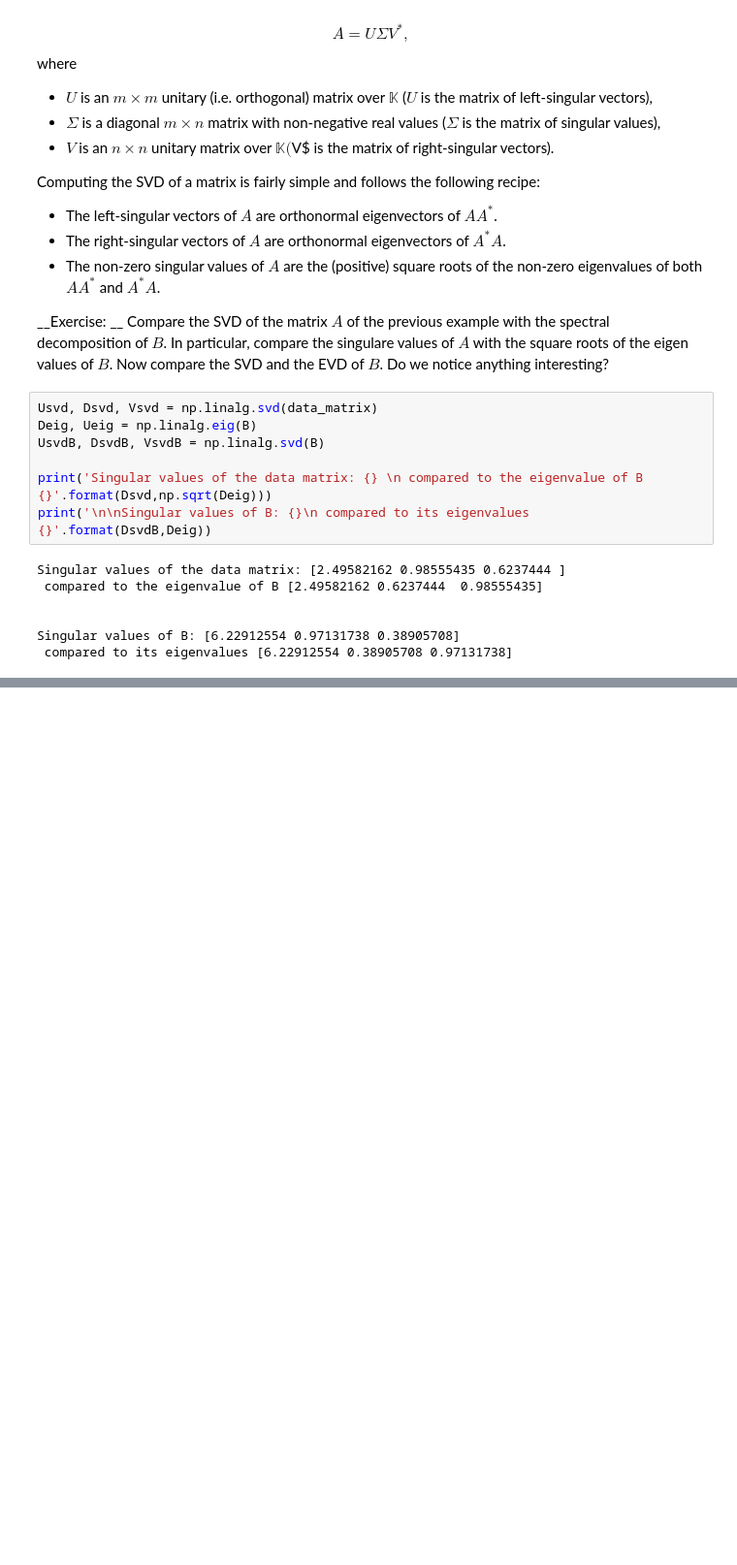
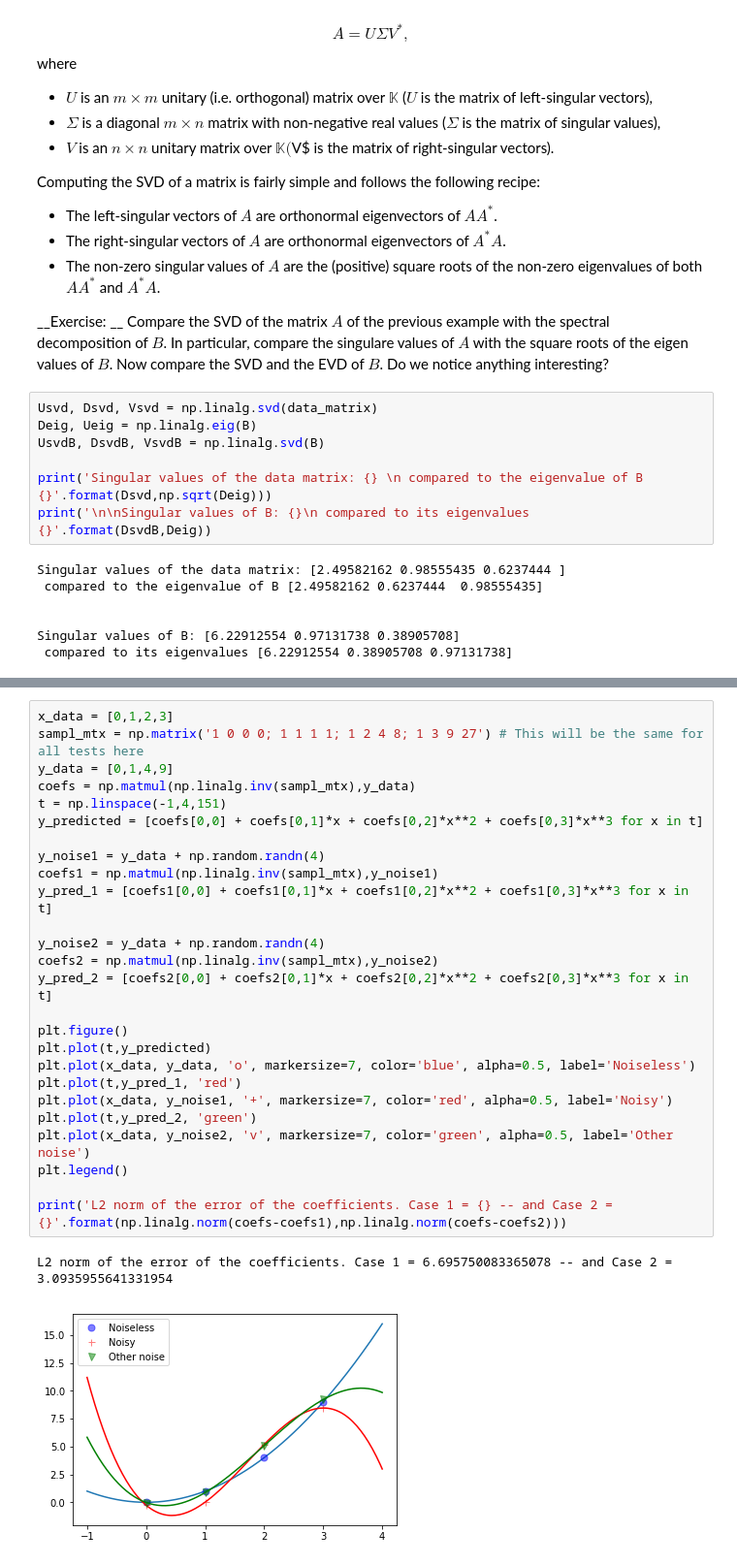
Before and after one commit to jlbouchot/JupyterExamples, a Jupyter notebook: MathsForDataScience.ipynb, the cells around one changed output, grey strips where cells are left out. Shown at 97% size. Cells and saved outputs as stored; diff of their text form; blank space fills up the shorter version.

```diff
--- a/MathsForDataScience.ipynb
+++ b/MathsForDataScience.ipynb
@@ -290,0 +322,29 @@ What happens in case the measurement device is not ideal? Problem with noise.
+# %%
+x_data = [0,1,2,3]
+sampl_mtx = np.matrix('1 0 0 0; 1 1 1 1; 1 2 4 8; 1 3 9 27') # This will be the same for all tests here
+y_data = [0,1,4,9]
+coefs = np.matmul(np.linalg.inv(sampl_mtx),y_data)
+t = np.linspace(-1,4,151)
+y_predicted = [coefs[0,0] + coefs[0,1]*x + coefs[0,2]*x**2 + coefs[0,3]*x**3 for x in t]
+
+y_noise1 = y_data + np.random.randn(4)
+coefs1 = np.matmul(np.linalg.inv(sampl_mtx),y_noise1)
+y_pred_1 = [coefs1[0,0] + coefs1[0,1]*x + coefs1[0,2]*x**2 + coefs1[0,3]*x**3 for x in t]
+
+y_noise2 = y_data + np.random.randn(4)
+coefs2 = np.matmul(np.linalg.inv(sampl_mtx),y_noise2)
+y_pred_2 = [coefs2[0,0] + coefs2[0,1]*x + coefs2[0,2]*x**2 + coefs2[0,3]*x**3 for x in t]
+
+plt.figure()
+plt.plot(t,y_predicted)
+plt.plot(x_data, y_data, 'o', markersize=7, color='blue', alpha=0.5, label='Noiseless')
+plt.plot(t,y_pred_1, 'red')
+plt.plot(x_data, y_noise1, '+', markersize=7, color='red', alpha=0.5, label='Noisy')
+plt.plot(t,y_pred_2, 'green')
+plt.plot(x_data, y_noise2, 'v', markersize=7, color='green', alpha=0.5, label='Other noise')
+plt.legend()
+
+print('L2 norm of the error of the coefficients. Case 1 = {} -- and Case 2 = {}'.format(np.linalg.norm(coefs-coefs1),np.linalg.norm(coefs-coefs2)))
+# %% [output]
+L2 norm of the error of the coefficients. Case 1 = 6.695750083365078 -- and Case 2 = 3.0935955641331954
+[figure, added]
```
Also changed, not shown: parts of 6 cells of this notebook.
